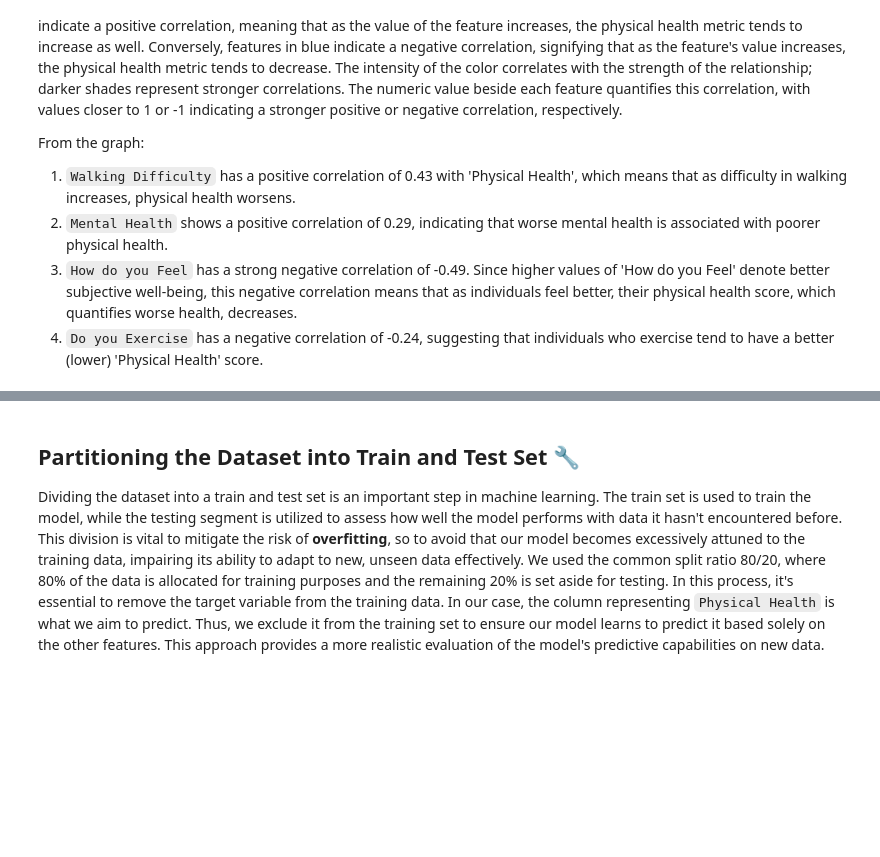
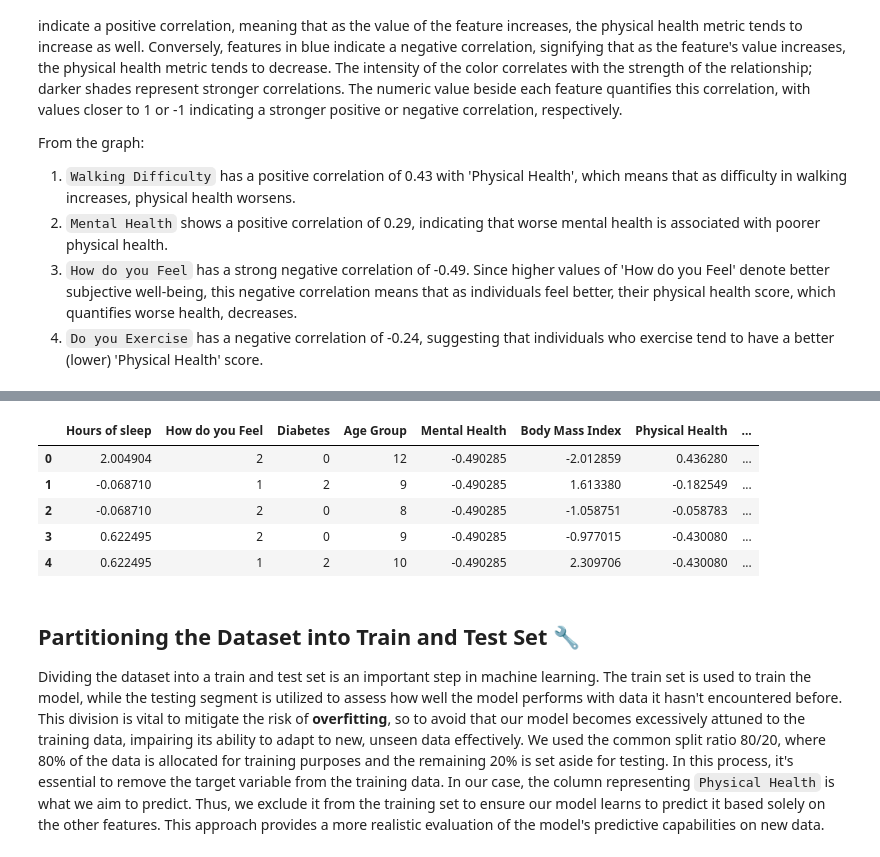
Before and after one commit to Dadd0/AI_MedCare_282401, a Jupyter notebook: main.ipynb, the cells around one changed output, grey strips where cells are left out. Drawn from its saved outputs; the diff is of its cells as text; code cells hidden in the pictures; blank space fills up the shorter version.

Commit message:
scaling, drop columns with almost 0 of correlation, new comments

```diff
--- a/main.ipynb
+++ b/main.ipynb
@@ -566,0 +558,3 @@ From the graph:
+# %%
+column_to_drop = ['Ethnicity_Black','Ethnicity_Asian','Gender_M','Ethnicity_Hispanic',  'Ethnicity_Other', 'Ethnicity_White', 'Skin Cancer_Y','How many Drinks per Week_Y']
+medcenter_df.drop(column_to_drop, axis = 1, inplace=True)
@@ -567,3 +566,16 @@ From the graph:
+# %%
+from sklearn.preprocessing import StandardScaler
+cols_to_scale = ['Hours of sleep', 'Mental Health', 'Body Mass Index', 'Physical Health']
+scaler = StandardScaler()
+medcenter_df[cols_to_scale] = scaler.fit_transform(medcenter_df[cols_to_scale])
+medcenter_df.head()
+# %% [output]
+|  | Hours of sleep | How do you Feel | Diabetes | Age Group | Mental Health | Body Mass Index | Physical Health | ... |
+| 0 | 2.004904 | 2 | 0 | 12 | -0.490285 | -2.012859 | 0.436280 | ... |
+| 1 | -0.068710 | 1 | 2 | 9 | -0.490285 | 1.613380 | -0.182549 | ... |
+| 2 | -0.068710 | 2 | 0 | 8 | -0.490285 | -1.058751 | -0.058783 | ... |
+| 3 | 0.622495 | 2 | 0 | 9 | -0.490285 | -0.977015 | -0.430080 | ... |
+| 4 | 0.622495 | 1 | 2 | 10 | -0.490285 | 2.309706 | -0.430080 | ... |
 # %% [markdown]
 ## Partitioning the Dataset into Train and Test Set 🔧
 
```
Also changed, not shown: parts of 15 cells of this notebook.
